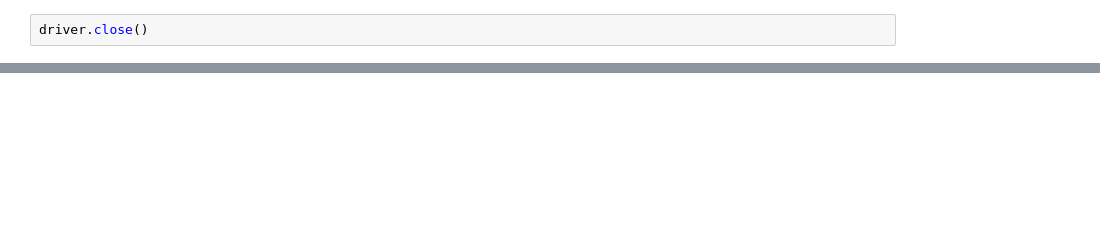
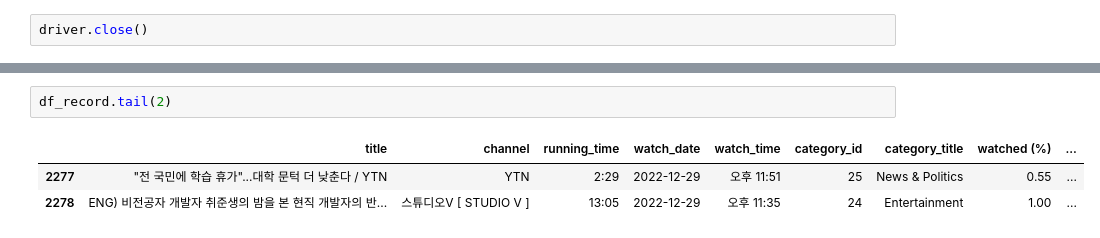
Before and after one commit to Jhwan-adV/side1_youtube, a Jupyter notebook: 001_Initial_Watch_Records.ipynb, the cells around one changed output, grey strips where cells are left out. Drawn from its saved outputs; the diff is of its cells as text; blank space fills up the shorter version.

```diff
--- a/001_Initial_Watch_Records.ipynb
+++ b/001_Initial_Watch_Records.ipynb
@@ -427 +446,7 @@ driver.close()
+# %%
+df_record.tail(2)
+# %% [output]
+|  | title | channel | running_time | watch_date | watch_time | category_id | category_title | watched (%) | ... |
+| 2277 | "전 국민에 학습 휴가"...대학 문턱 더 낮춘다 / YTN | YTN | 2:29 | 2022-12-29 | 오후 11:51 | 25 | News & Politics | 0.55 | ... |
+| 2278 | ENG) 비전공자 개발자 취준생의 밤을 본 현직 개발자의 반... | 스튜디오V [ STUDIO V ] | 13:05 | 2022-12-29 | 오후 11:35 | 24 | Entertainment | 1.00 | ... |
 # %%
```
Also changed, not shown: parts of 59 cells of this notebook.
